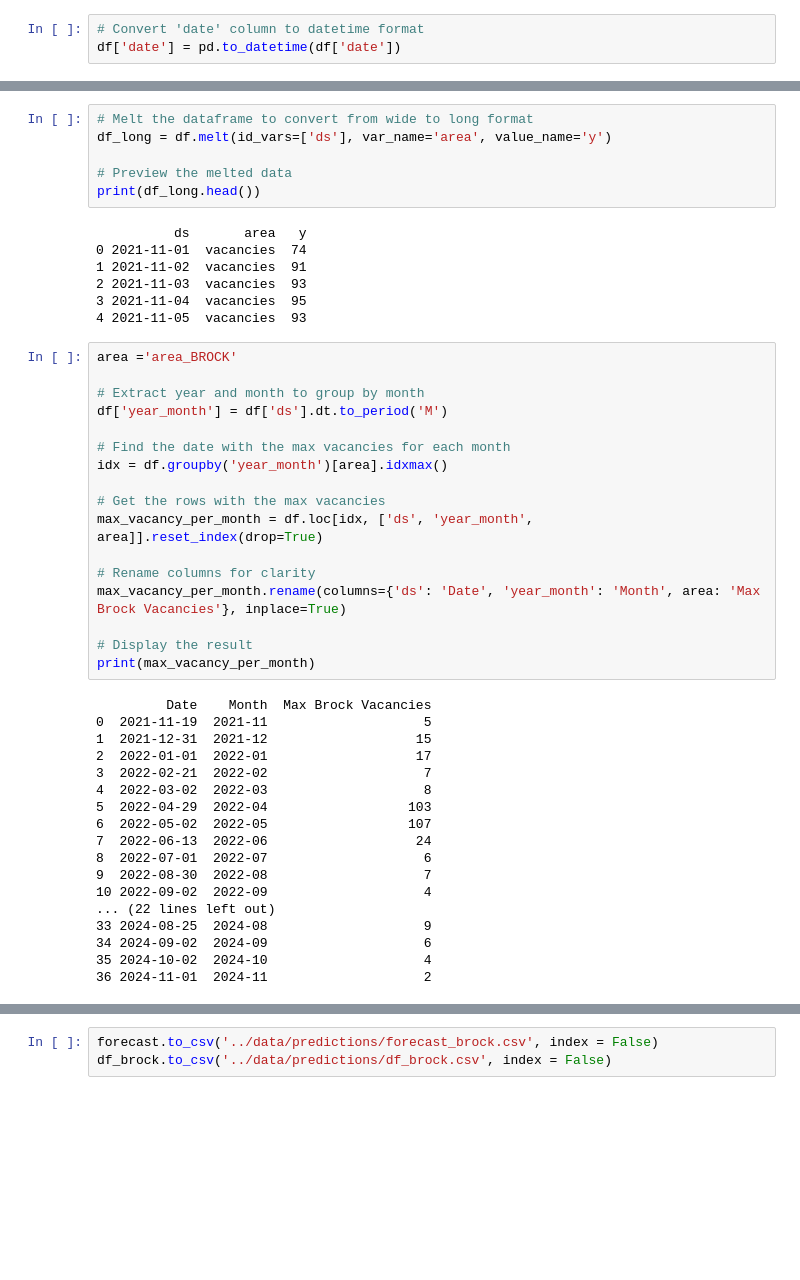
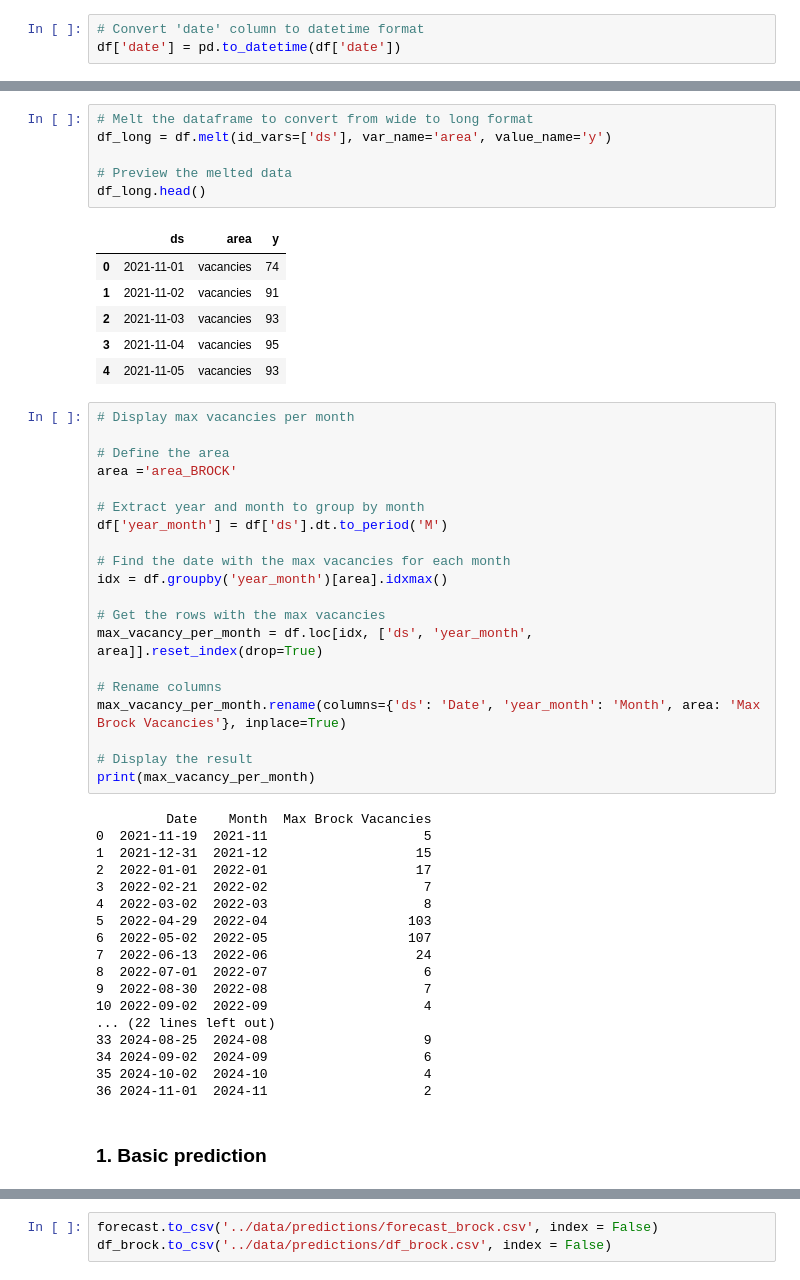
Before and after one commit to wjura/vacancy-predictions, a Jupyter notebook: notebooks/prophet_brock.ipynb, the cells around one changed output, grey strips where cells are left out. Cells and saved outputs as stored; diff of their text form; blank space fills up the shorter version.

```diff
--- a/notebooks/prophet_brock.ipynb
+++ b/notebooks/prophet_brock.ipynb
@@ -55,17 +60,20 @@ df
 # %%
 # Melt the dataframe to convert from wide to long format
 df_long = df.melt(id_vars=['ds'], var_name='area', value_name='y')
 
 # Preview the melted data
-print(df_long.head())
+df_long.head()
 # %% [output]
-          ds       area   y
-0 2021-11-01  vacancies  74
-1 2021-11-02  vacancies  91
-2 2021-11-03  vacancies  93
-3 2021-11-04  vacancies  95
-4 2021-11-05  vacancies  93
+|  | ds | area | y |
+| 0 | 2021-11-01 | vacancies | 74 |
+| 1 | 2021-11-02 | vacancies | 91 |
+| 2 | 2021-11-03 | vacancies | 93 |
+| 3 | 2021-11-04 | vacancies | 95 |
+| 4 | 2021-11-05 | vacancies | 93 |
 # %%
+# Display max vacancies per month
+
+# Define the area
 area ='area_BROCK'
 
 # Extract year and month to group by month
@@ -77,7 +85,7 @@ idx = df.groupby('year_month')[area].idxmax()
 # Get the rows with the max vacancies
 max_vacancy_per_month = df.loc[idx, ['ds', 'year_month', area]].reset_index(drop=True)
 
-# Rename columns for clarity
+# Rename columns
 max_vacancy_per_month.rename(columns={'ds': 'Date', 'year_month': 'Month', area: 'Max Brock Vacancies'}, inplace=True)
 
 # Display the result
@@ -100,4 +108,6 @@ print(max_vacancy_per_month)
 34 2024-09-02  2024-09                    6
 35 2024-10-02  2024-10                    4
 36 2024-11-01  2024-11                    2
+# %% [markdown]
+### 1. Basic prediction
 # %%
```
Also changed, not shown: parts of 14 cells of this notebook, 38 other files.
